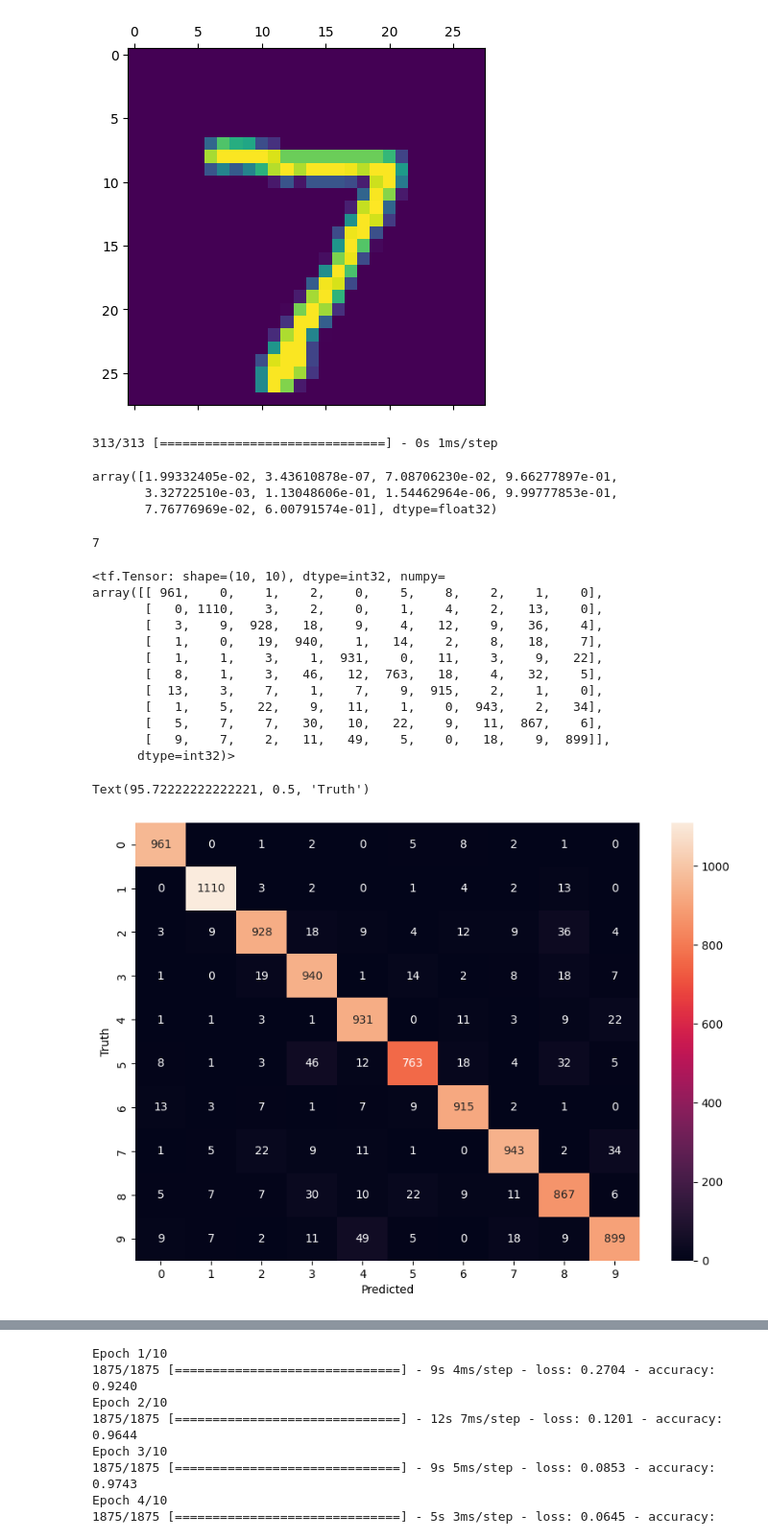
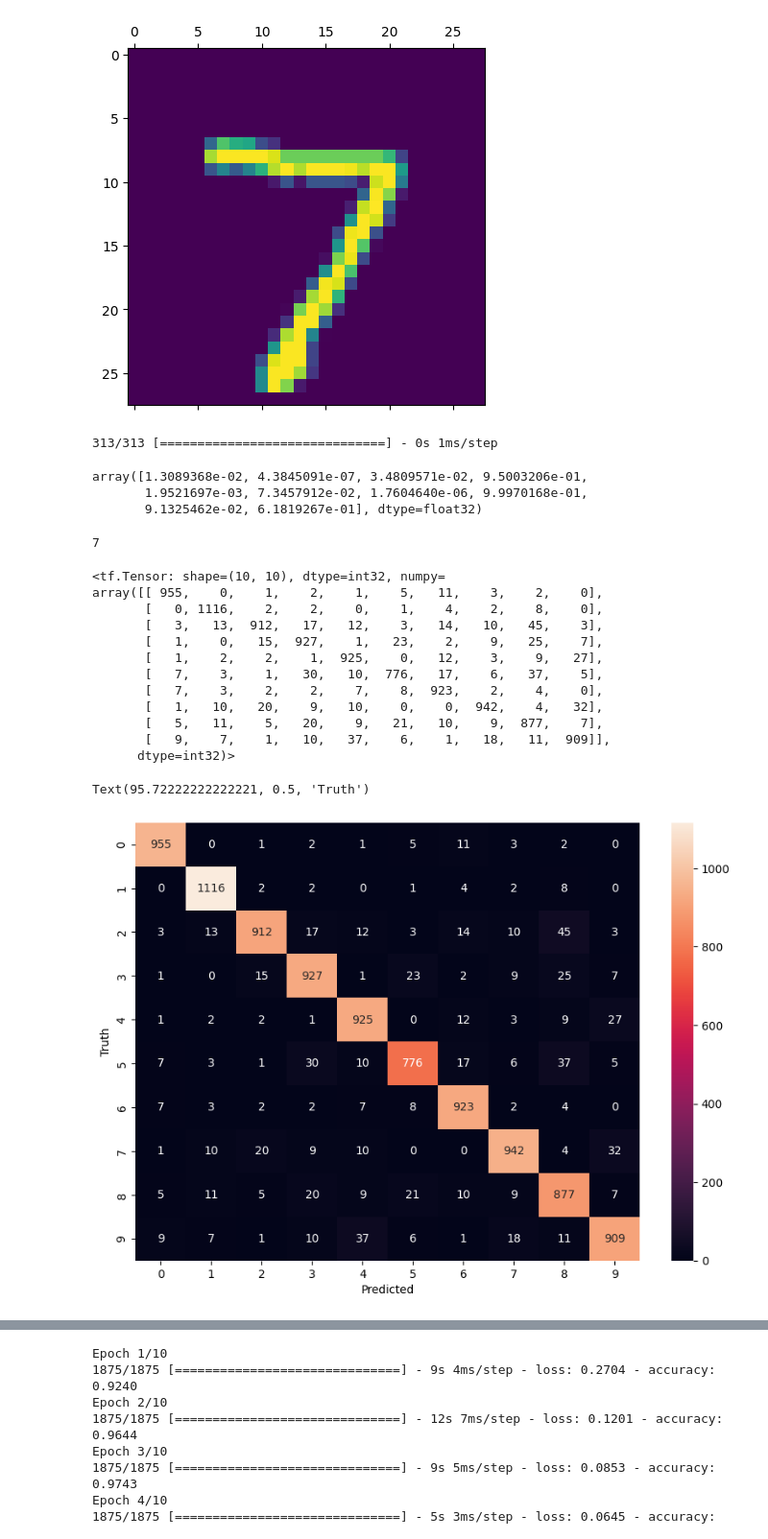
Before and after one commit to Sahilraj3107/machine_learning_projects, a Jupyter notebook: HandWriiten_Classification.ipynb, the cells around one changed output, grey strips where cells are left out. Shown at 96% size. Drawn from its saved outputs; the diff is of its cells as text; code cells hidden in the pictures.

```diff
--- a/HandWriiten_Classification.ipynb
+++ b/HandWriiten_Classification.ipynb
@@ -73,4 +78,4 @@ model.compile(
     metrics =['accuracy']
 )
 
-# model.fit(X_train_flattened, y_train, epochs=5)
+model.fit(X_train_flattened, y_train, epochs=5)
@@ -89,9 +106,9 @@ y_predicted = model.predict(X_test_flattened)
 y_predicted[0]
 # %% [output]
 313/313 [==============================] - 0s 1ms/step
-array([1.99332405e-02, 3.43610878e-07, 7.08706230e-02, 9.66277897e-01,
-       3.32722510e-03, 1.13048606e-01, 1.54462964e-06, 9.99777853e-01,
-       7.76776969e-02, 6.00791574e-01], dtype=float32)
+array([1.3089368e-02, 4.3845091e-07, 3.4809571e-02, 9.5003206e-01,
+       1.9521697e-03, 7.3457912e-02, 1.7604640e-06, 9.9970168e-01,
+       9.1325462e-02, 6.1819267e-01], dtype=float32)
 # %%
 np.argmax(y_predicted[0])
 # %% [output]
@@ -104,26 +121,26 @@ cm = tf.math.confusion_matrix(labels=y_test,predictions=y_predicted_labels)
 cm
 # %% [output]
 <tf.Tensor: shape=(10, 10), dtype=int32, numpy=
-array([[ 961,    0,    1,    2,    0,    5,    8,    2,    1,    0],
-       [   0, 1110,    3,    2,    0,    1,    4,    2,   13,    0],
-       [   3,    9,  928,   18,    9,    4,   12,    9,   36,    4],
-       [   1,    0,   19,  940,    1,   14,    2,    8,   18,    7],
-       [   1,    1,    3,    1,  931,    0,   11,    3,    9,   22],
-       [   8,    1,    3,   46,   12,  763,   18,    4,   32,    5],
-       [  13,    3,    7,    1,    7,    9,  915,    2,    1,    0],
-       [   1,    5,   22,    9,   11,    1,    0,  943,    2,   34],
-       [   5,    7,    7,   30,   10,   22,    9,   11,  867,    6],
-       [   9,    7,    2,   11,   49,    5,    0,   18,    9,  899]],
+array([[ 955,    0,    1,    2,    1,    5,   11,    3,    2,    0],
+       [   0, 1116,    2,    2,    0,    1,    4,    2,    8,    0],
+       [   3,   13,  912,   17,   12,    3,   14,   10,   45,    3],
+       [   1,    0,   15,  927,    1,   23,    2,    9,   25,    7],
+       [   1,    2,    2,    1,  925,    0,   12,    3,    9,   27],
+       [   7,    3,    1,   30,   10,  776,   17,    6,   37,    5],
+       [   7,    3,    2,    2,    7,    8,  923,    2,    4,    0],
+       [   1,   10,   20,    9,   10,    0,    0,  942,    4,   32],
+       [   5,   11,    5,   20,    9,   21,   10,    9,  877,    7],
+       [   9,    7,    1,   10,   37,    6,    1,   18,   11,  909]],
       dtype=int32)>
 # %%
 import seaborn as sn
 plt.figure(figsize = (10,7))
-sn.heatmap(cm, annot=True, fmt='d')
+sns.heatmap(cm, annot=True, fmt='d')
 plt.xlabel('Predicted')
 plt.ylabel('Truth')
 # %% [output]
 Text(95.72222222222221, 0.5, 'Truth')
-[figure, old version]
+[figure, new version]
 # %%
 model = keras.Sequential([
     keras.layers.Dense(100, input_shape=(784,), activation='relu'),
```
Also changed, not shown: parts of 17 cells of this notebook.
